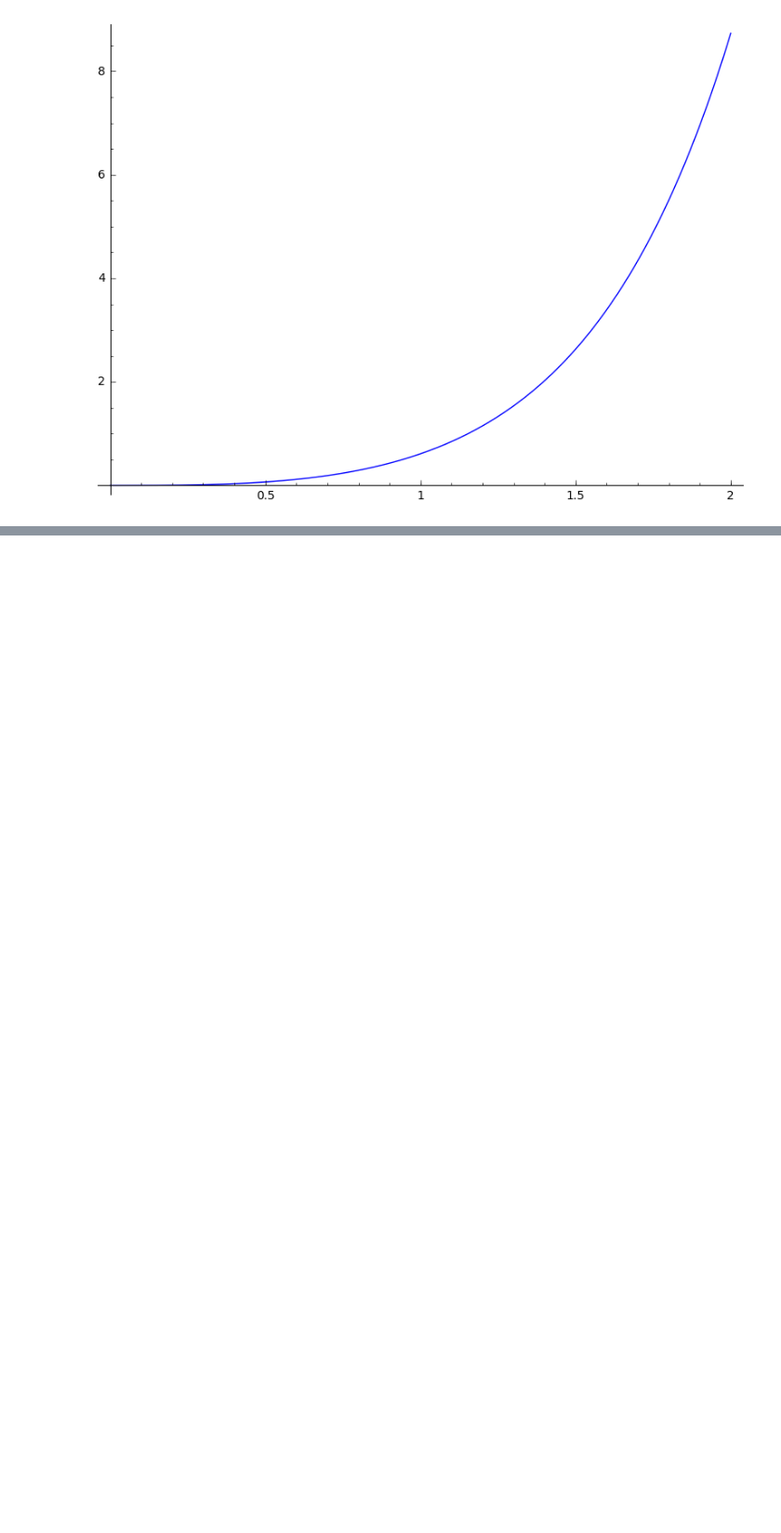
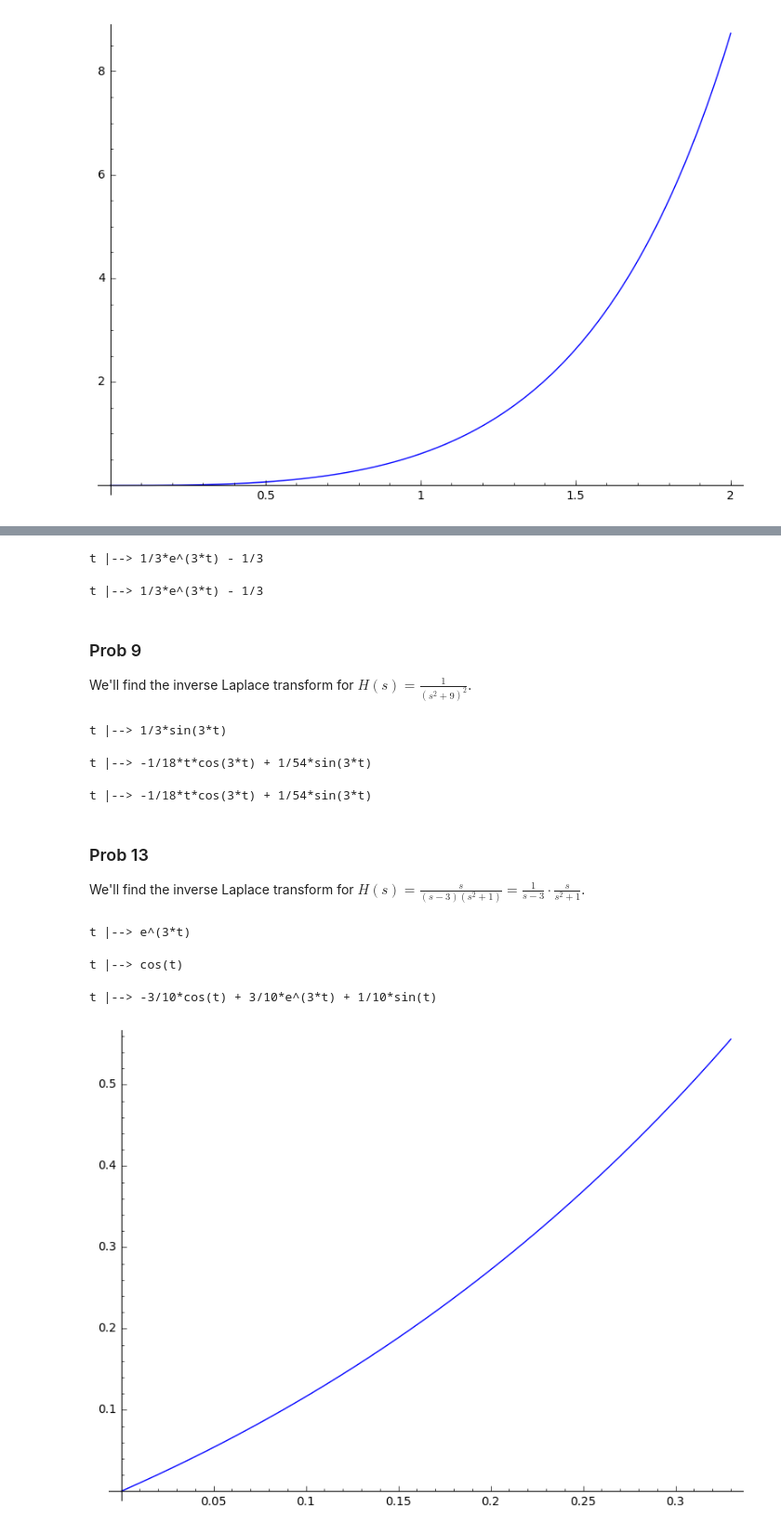
Before and after one commit to coltongrainger/fy18eo, a Jupyter notebook: odes/laplace-transforms.ipynb, the cells around one changed output, grey strips where cells are left out. Shown at 93% size. Cells and saved outputs as stored; diff of their text form; code cells hidden in the pictures; blank space fills up the shorter version.

```diff
--- a/odes/laplace-transforms.ipynb
+++ b/odes/laplace-transforms.ipynb
@@ -523,0 +593,62 @@ t |--> -3/16*(4*t*e^(2*t) - e^(4*t) + 1)*e^(-2*t)
+# %%
+F(s) = 1/s
+G(s) = 1/(s-3)
+f(t) = inverse_laplace(F, s, t)
+g(t) = inverse_laplace(G, s, t)
+h(t) = integrate(f(tau)*g(t-tau), tau, 0, t)
+show(h)
+# %% [output]
+t |--> 1/3*e^(3*t) - 1/3
+# %%
+# checking work
+H(s) = 1/(s*(s-3))
+h(t) = inverse_laplace(H, s, t)
+show(h)
+# %% [output]
+t |--> 1/3*e^(3*t) - 1/3
+# %% [markdown]
+### Prob 9
+
+We'll find the inverse Laplace transform for $H(s) = \frac{1}{(s^2 + 9)^2}$.
+# %%
+f(t) = inverse_laplace(1/(s^2 + 9), s, t)
+g(t) = f(t)
+show(f)
+# %% [output]
+t |--> 1/3*sin(3*t)
+# %%
+h(t) = integrate(f(tau)*g(t-tau), tau, 0, t)
+# apply angle sum and power reduction for sine
+# integration is linear, so evaluate the summands
+# then recognize angle sum for sine and simplify
+show(h)
+# %% [output]
+t |--> -1/18*t*cos(3*t) + 1/54*sin(3*t)
+# %%
+# checking work
+H(s) = 1/(s^2 + 9)^2
+h(t) = inverse_laplace(H, s, t)
+show(h)
+# %% [output]
+t |--> -1/18*t*cos(3*t) + 1/54*sin(3*t)
+# %% [markdown]
+### Prob 13
+
+We'll find the inverse Laplace transform for
+$H(s) = \frac{s}{(s-3)(s^2 + 1)} = \frac{1}{s-3}\cdot\frac{s}{s^2 + 1}$.
+# %%
+f(t) = inverse_laplace(1/(s-3), s, t)
+g(t) = inverse_laplace(s/(s^2 + 1), s, t)
+show(f)
+show(g)
+# %% [output]
+t |--> e^(3*t)
+t |--> cos(t)
+# %%
+# now convolute cosine and an exponential function
+h(t) = integrate(f(tau)*g(t-tau), tau, 0, t)
+show(h)
+plot(h, (t, 0, 0.33))
+# %% [output]
+t |--> -3/10*cos(t) + 3/10*e^(3*t) + 1/10*sin(t)
+[figure, added]
```
Also changed, not shown: parts of 24 cells of this notebook, 1 other file.
